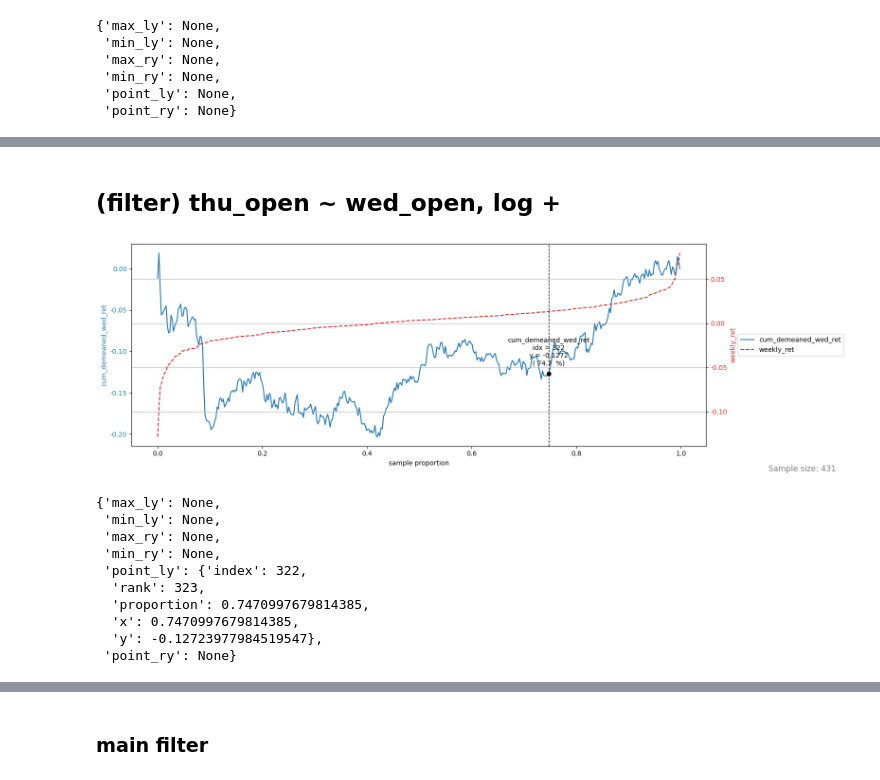
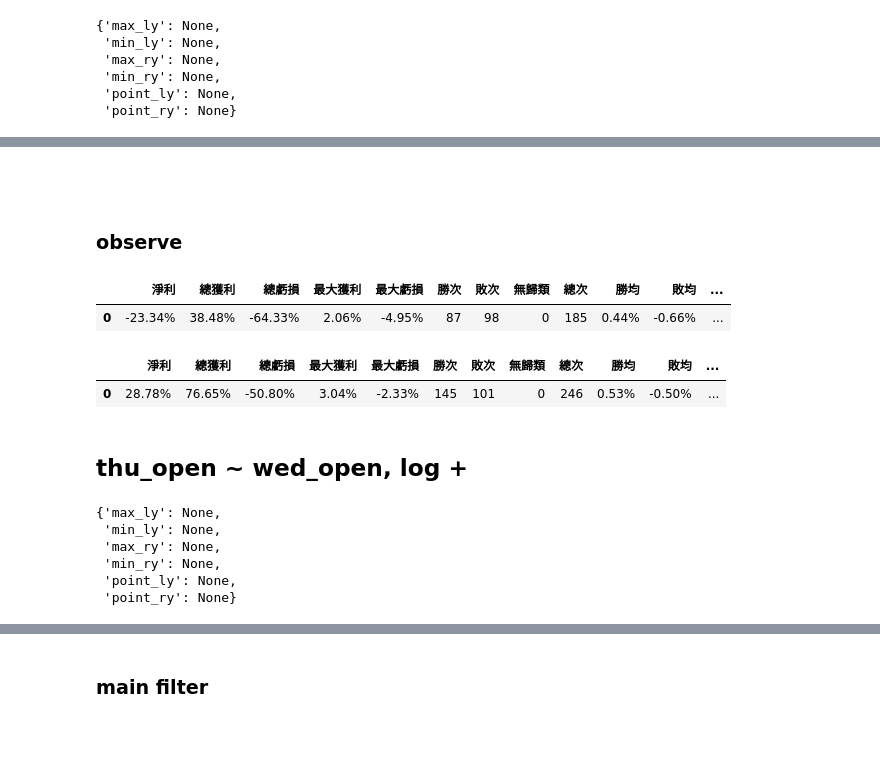
Before and after one commit to Xin95172/JimQuant, a Jupyter notebook: 台指期週趨勢影響開盤/main.ipynb, the cells around one changed output, grey strips where cells are left out. Cells and saved outputs as stored; diff of their text form; code cells hidden in the pictures; blank space fills up the shorter version.

```diff
--- a/台指期週趨勢影響開盤/main.ipynb
+++ b/台指期週趨勢影響開盤/main.ipynb
@@ -1358,3 +1585,43 @@ plot(temp_df, "cum_demeaned_ret", ry = "cost_ratio")
+# %% [markdown]
+####
+# %% [markdown]
+### observe
+# %%
+main_df = twii_df.copy()
+
+main_df = main_df.loc[main_df.index == TX_df["weekly_group"]]
+main_df.sort_values("indicator", ignore_index = True, inplace = True)
+
+mean = main_df["daily_ret"].mean()
+main_df["demeaned_daily_ret"] = main_df["daily_ret"] - mean
+main_df["cum_demeaned_daily_ret"] = main_df["demeaned_daily_ret"].cumsum()
+# %%
+"""get metrics"""
+
+# get idx where indicator is closet to 0
+indicator_vals = main_df["indicator"].to_numpy()
+zero_idx = int(np.abs(indicator_vals).argmin())
+
+# split df
+main_df_left = main_df.iloc[: zero_idx + 1].copy()
+main_df_right = main_df.iloc[zero_idx + 1: ].copy()
+
+# plot
+plot(main_df, "cum_demeaned_daily_ret", "index", "indicator")
+
+# get metrics
+left_perform = get_performance(main_df_left, "demeaned_daily_ret")
+right_perform = get_performance(main_df_right, "demeaned_daily_ret")
+# %%
+left_perform
+# %% [output]
+|  | 淨利 | 總獲利 | 總虧損 | 最大獲利 | 最大虧損 | 勝次 | 敗次 | 無歸類 | 總次 | 勝均 | 敗均 | ... |
+| 0 | -23.34% | 38.48% | -64.33% | 2.06% | -4.95% | 87 | 98 | 0 | 185 | 0.44% | -0.66% | ... |
+# %%
+right_perform
+# %% [output]
+|  | 淨利 | 總獲利 | 總虧損 | 最大獲利 | 最大虧損 | 勝次 | 敗次 | 無歸類 | 總次 | 勝均 | 敗均 | ... |
+| 0 | 28.78% | 76.65% | -50.80% | 3.04% | -2.33% | 145 | 101 | 0 | 246 | 0.53% | -0.50% | ... |
 # %% [markdown]
-## (filter) thu_open ~ wed_open, log +
+## thu_open ~ wed_open, log +
 # %%
@@ -1377,22 +1645,16 @@ operate_df.reset_index(drop = False, inplace = True)
 # %%
 """sort & cumsum"""
 
-operate_df.sort_values("weekly_ret", inplace = True)
-operate_df.reset_index(drop = True, inplace = True)
-operate_df["cum_demeaned_wed_ret"] = operate_df["demeaned_wed_ret"].cumsum()
+main_df.sort_values("indicator", inplace = True)
+main_df.reset_index(drop = True, inplace = True)
+main_df["cum_demeaned_wed_ret"] = main_df["demeaned_wed_ret"].cumsum()
 
-plot(operate_df, ly = "cum_demeaned_wed_ret", x = "index", ry = "weekly_ret", point_pct_ly = 0.75)
-# 切點 idx: 172(0.4), 322(0.75)
+plot(main_df, ly = "cum_demeaned_wed_ret", x = "index", ry = "indicator")
 # %% [output]
-[figure, removed]
 {'max_ly': None,
  'min_ly': None,
  'max_ry': None,
  'min_ry': None,
- 'point_ly': {'index': 322,
-  'rank': 323,
-  'proportion': 0.7470997679814385,
-  'x': 0.7470997679814385,
-  'y': -0.12723977984519547},
+ 'point_ly': None,
  'point_ry': None}
 # %%
```
Also changed, not shown: parts of 51 cells of this notebook.
